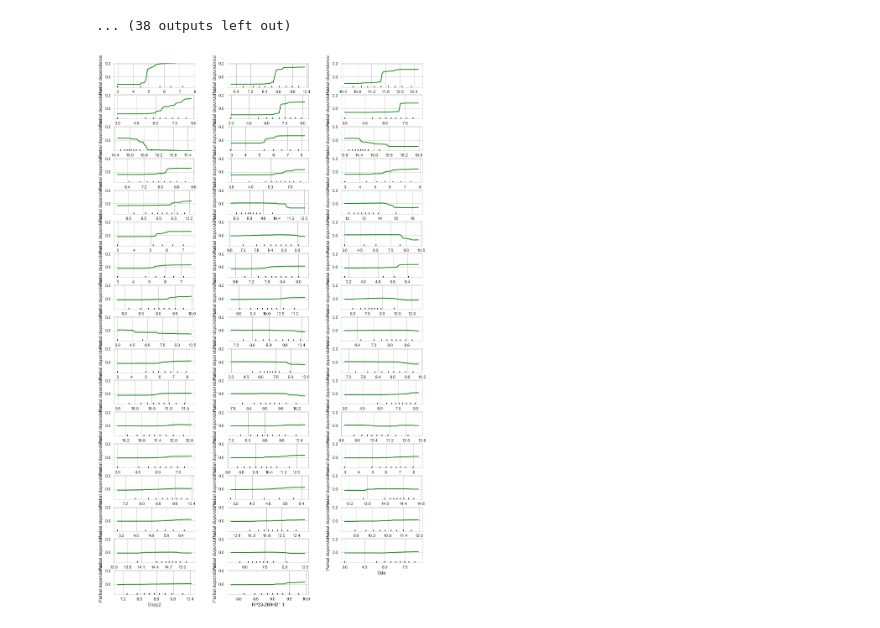
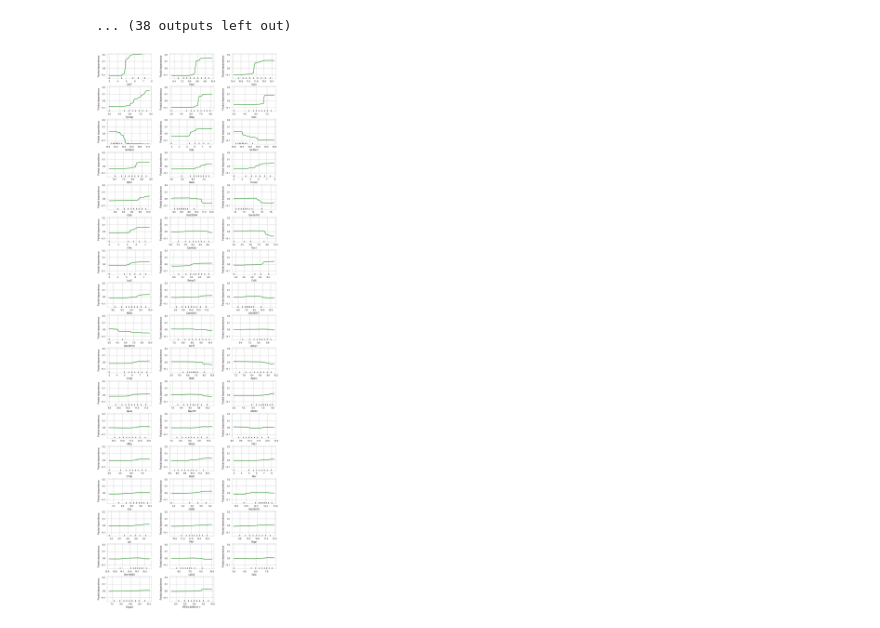
Before and after one commit to tmoerman/alois, a Jupyter notebook: notebooks/03_ashley_21_mar_2018/10.4_ALL_KI.ipynb, the cells around one changed output. Drawn from its saved outputs; the diff is of its cells as text; code cells hidden in the pictures.

```diff
--- a/notebooks/03_ashley_21_mar_2018/10.4_ALL_KI.ipynb
+++ b/notebooks/03_ashley_21_mar_2018/10.4_ALL_KI.ipynb
@@ -429,13 +447,13 @@ for idx, gene in enumerate(top_genes):
 # %%
 gene_indices = [boruta_genes.index(gene) for gene in top_genes]
 
 plot_partial_dependence(best_estimator,
                         X=X_train,
                         features=gene_indices,
                         feature_names=boruta_genes,
                         grid_resolution=50,
-                        n_jobs=1, figsize=(12, 32))
+                        n_jobs=1, figsize=(12, 60))
 
 plt.show()
 # %% [output]
-[figure, old version]
+[figure, new version]
```
Also changed, not shown: parts of 2 cells of this notebook.
